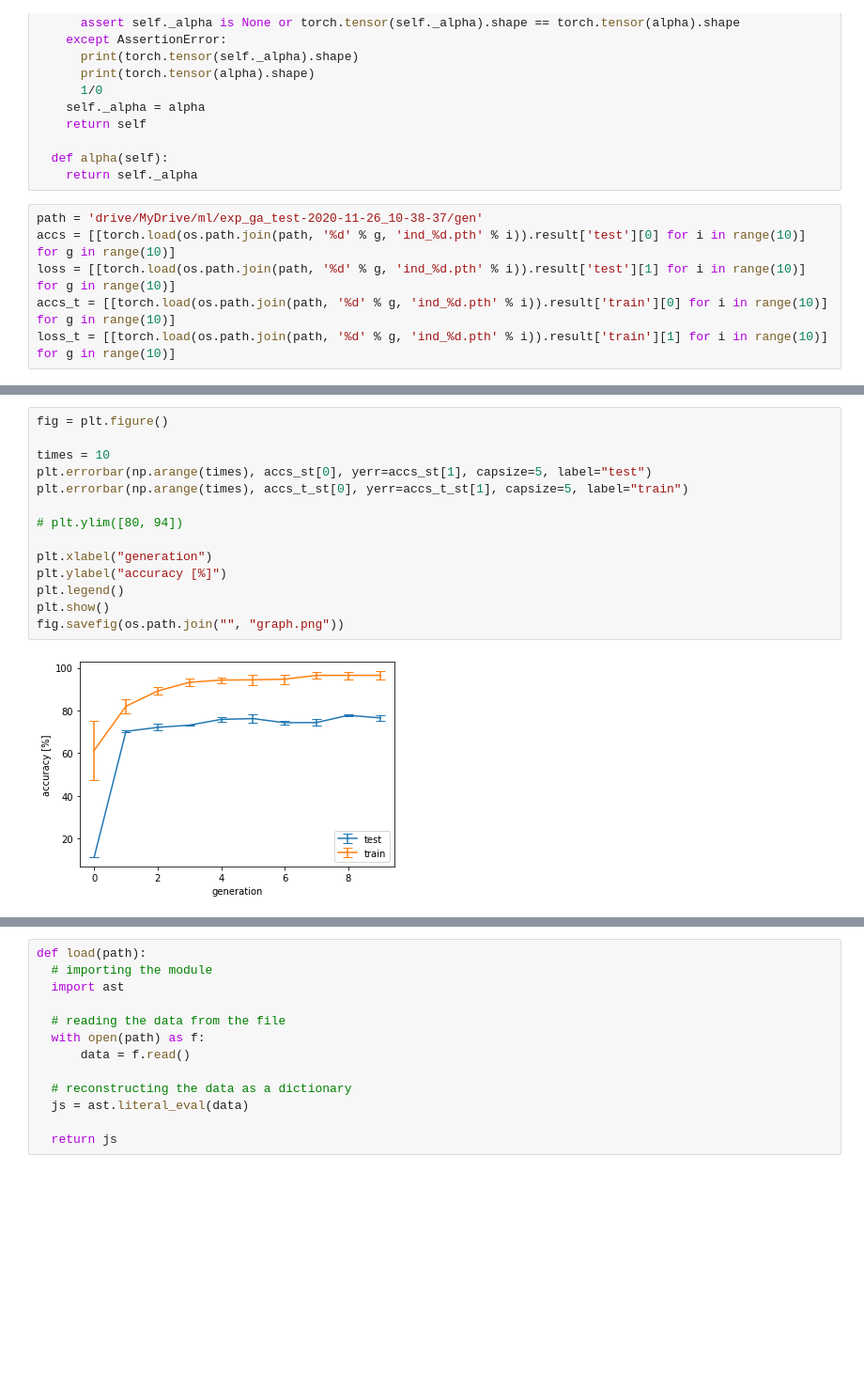
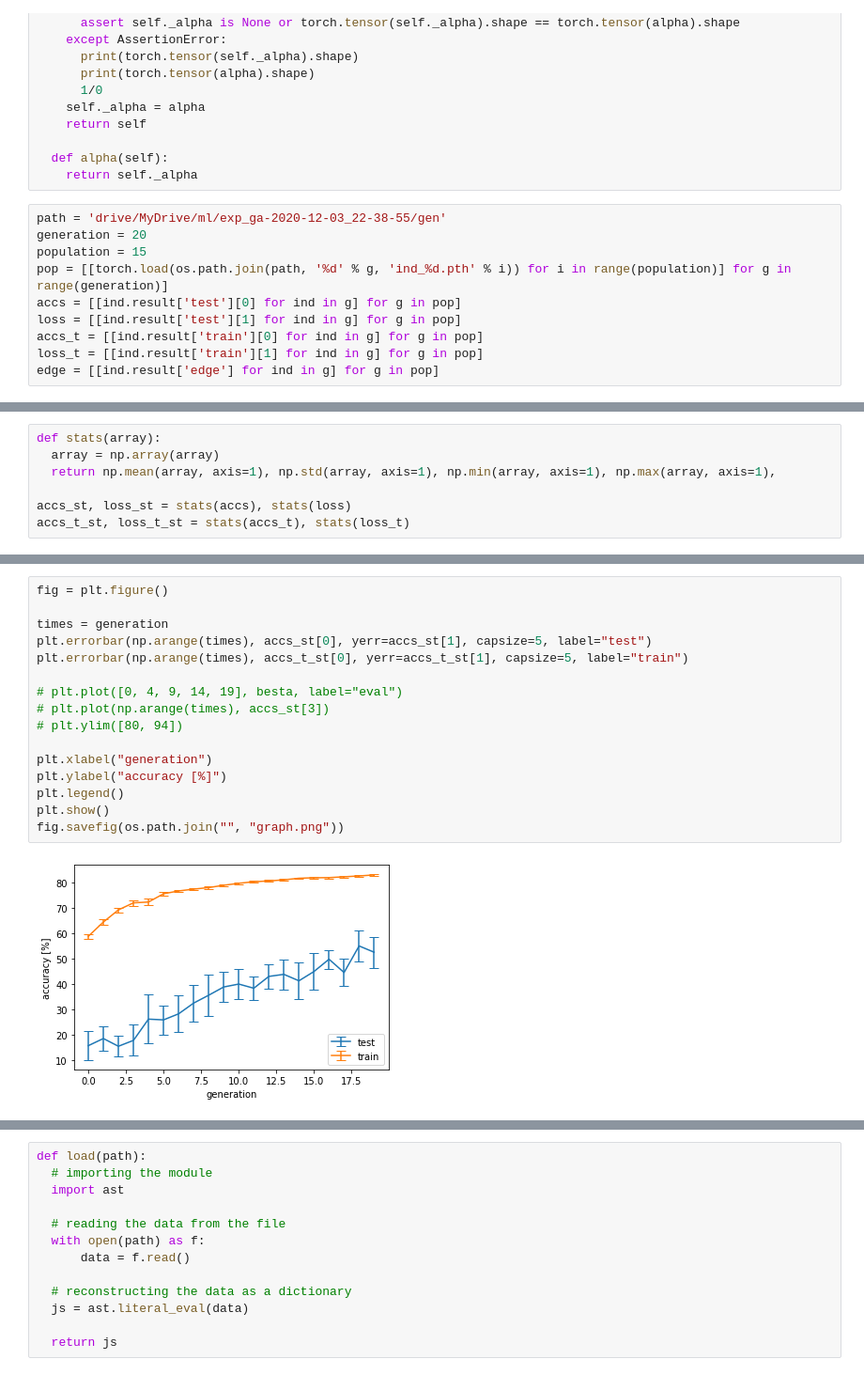
Before and after one commit to tatsuya-sugiyama/notebook, a Jupyter notebook: Untitled0.ipynb, the cells around one changed output, grey strips where cells are left out. Shown: that part at 94% size. Cells and saved outputs as stored; diff of their text form; blank space fills up the shorter version.

```diff
--- a/Untitled0.ipynb
+++ b/Untitled0.ipynb
@@ -81,8 +87,12 @@ class Individual():
   def alpha(self):
     return self._alpha
 # %%
-path = 'drive/MyDrive/ml/exp_ga_test-2020-11-26_10-38-37/gen'
-accs = [[torch.load(os.path.join(path, '%d' % g, 'ind_%d.pth' % i)).result['test'][0] for i in range(10)] for g in range(10)]
-loss = [[torch.load(os.path.join(path, '%d' % g, 'ind_%d.pth' % i)).result['test'][1] for i in range(10)] for g in range(10)]
-accs_t = [[torch.load(os.path.join(path, '%d' % g, 'ind_%d.pth' % i)).result['train'][0] for i in range(10)] for g in range(10)]
-loss_t = [[torch.load(os.path.join(path, '%d' % g, 'ind_%d.pth' % i)).result['train'][1] for i in range(10)] for g in range(10)]
+path = 'drive/MyDrive/ml/exp_ga-2020-12-03_22-38-55/gen'
+generation = 20
+population = 15
+pop = [[torch.load(os.path.join(path, '%d' % g, 'ind_%d.pth' % i)) for i in range(population)] for g in range(generation)]
+accs = [[ind.result['test'][0] for ind in g] for g in pop]
+loss = [[ind.result['test'][1] for ind in g] for g in pop]
+accs_t = [[ind.result['train'][0] for ind in g] for g in pop]
+loss_t = [[ind.result['train'][1] for ind in g] for g in pop]
+edge = [[ind.result['edge'] for ind in g] for g in pop]
@@ -100,0 +99,7 @@ loss_st
+# %%
+def stats(array):
+  array = np.array(array)
+  return np.mean(array, axis=1), np.std(array, axis=1), np.min(array, axis=1), np.max(array, axis=1),
+
+accs_st, loss_st = stats(accs), stats(loss)
+accs_t_st, loss_t_st = stats(accs_t), stats(loss_t)
@@ -101,16 +138,18 @@ loss_st
 # %%
 fig = plt.figure()
 
-times = 10
+times = generation
 plt.errorbar(np.arange(times), accs_st[0], yerr=accs_st[1], capsize=5, label="test")
 plt.errorbar(np.arange(times), accs_t_st[0], yerr=accs_t_st[1], capsize=5, label="train")
 
+# plt.plot([0, 4, 9, 14, 19], besta, label="eval")
+# plt.plot(np.arange(times), accs_st[3])
 # plt.ylim([80, 94])
 
 plt.xlabel("generation")
 plt.ylabel("accuracy [%]")
 plt.legend()
 plt.show()
 fig.savefig(os.path.join("", "graph.png"))
 # %% [output]
-[figure, old version]
+[figure, new version]
```
Also changed, not shown: parts of 18 cells of this notebook, 3 other files.
